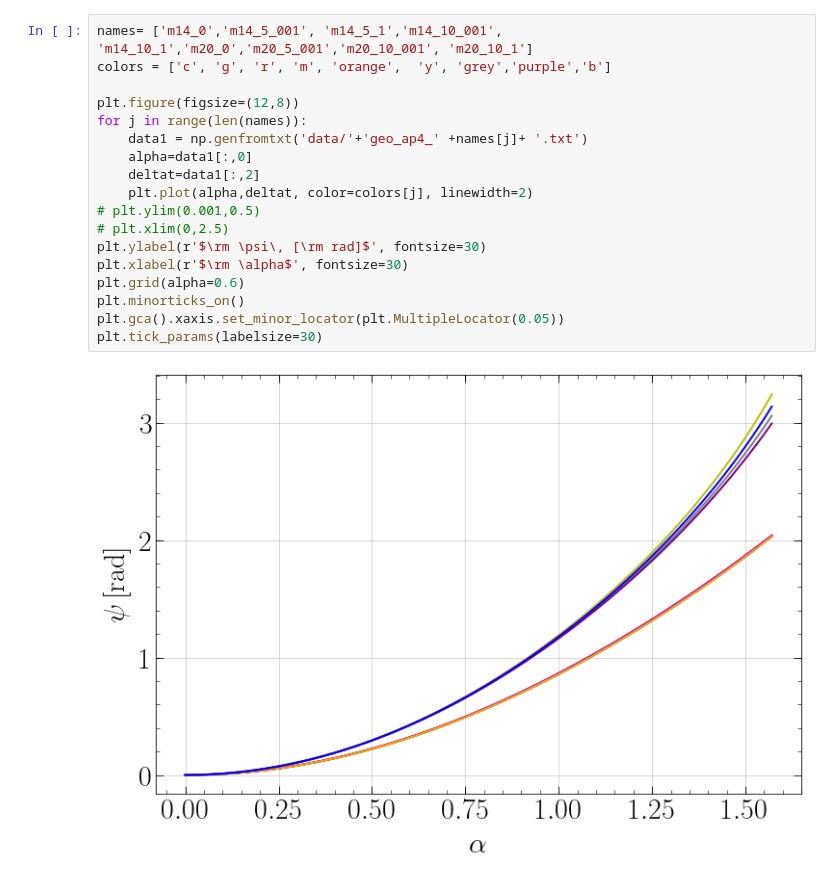
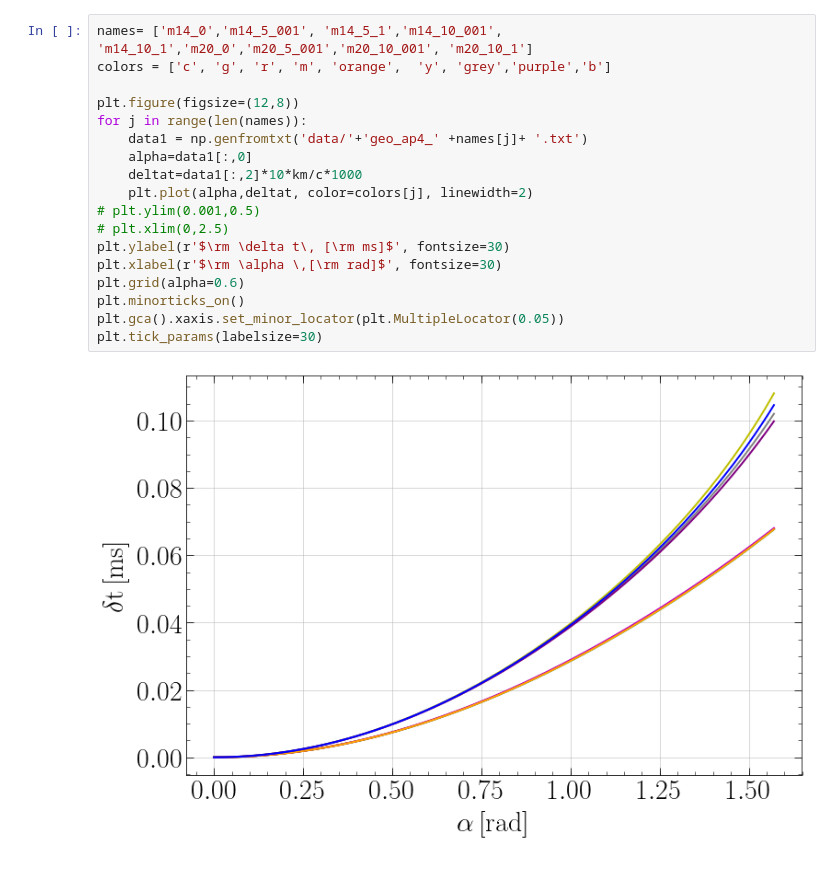
Before and after one commit to GravYong/scalarized_ns, a Jupyter notebook: geometry.ipynb, the cells around one changed output. Drawn from its saved outputs; the diff is of its cells as text.

Commit message:
figures and python files

```diff
--- a/geometry.ipynb
+++ b/geometry.ipynb
@@ -68,20 +70,20 @@ plt.tick_params(labelsize=30)
 # %%
 names= ['m14_0','m14_5_001', 'm14_5_1','m14_10_001', 'm14_10_1','m20_0','m20_5_001','m20_10_001', 'm20_10_1']
 colors = ['c', 'g', 'r', 'm', 'orange',  'y', 'grey','purple','b']
 
 plt.figure(figsize=(12,8))
 for j in range(len(names)):
     data1 = np.genfromtxt('data/'+'geo_ap4_' +names[j]+ '.txt')
     alpha=data1[:,0]
-    deltat=data1[:,2]
+    deltat=data1[:,2]*10*km/c*1000
     plt.plot(alpha,deltat, color=colors[j], linewidth=2)
 # plt.ylim(0.001,0.5)
 # plt.xlim(0,2.5)
-plt.ylabel(r'$\rm \psi\, [\rm rad]$', fontsize=30)
-plt.xlabel(r'$\rm \alpha$', fontsize=30)
+plt.ylabel(r'$\rm \delta t\, [\rm ms]$', fontsize=30)
+plt.xlabel(r'$\rm \alpha \,[\rm rad]$', fontsize=30)
 plt.grid(alpha=0.6)
 plt.minorticks_on()
 plt.gca().xaxis.set_minor_locator(plt.MultipleLocator(0.05))
 plt.tick_params(labelsize=30)
 # %% [output]
-[figure, old version]
+[figure, new version]
```
Also changed, not shown: parts of 3 cells of this notebook, 9 other files.
